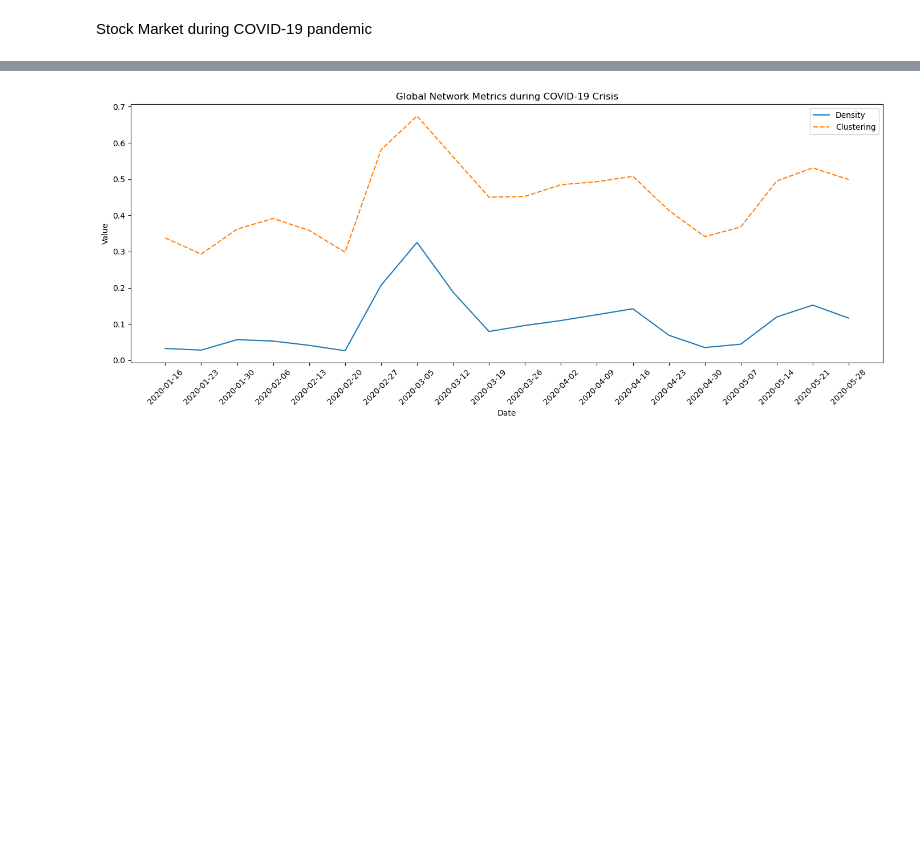
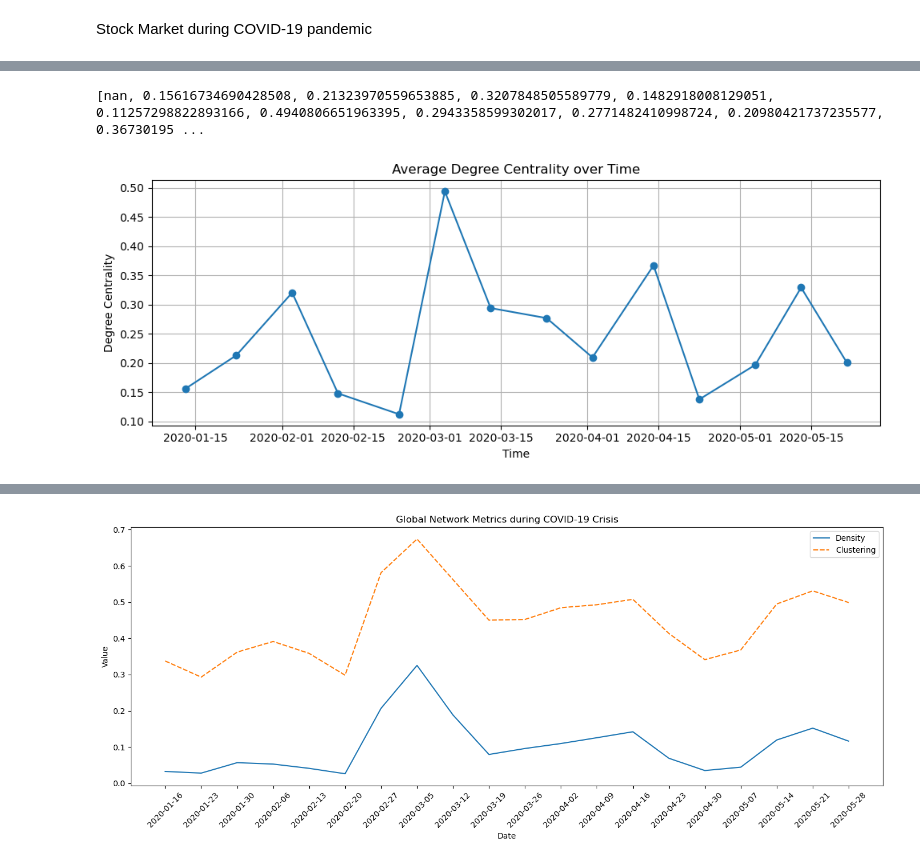
Before and after one commit to HSellis/INA-Project, a Jupyter notebook: centrality_measures.ipynb, the cells around one changed output, grey strips where cells are left out. Drawn from its saved outputs; the diff is of its cells as text; code cells hidden in the pictures; blank space fills up the shorter version.

```diff
--- a/centrality_measures.ipynb
+++ b/centrality_measures.ipynb
@@ -132,0 +117,23 @@ YF.download() has changed argument auto_adjust default to True
+# %%
+windows = df_covid.index[::7]
+degree_centrality_vals = compute_degree_centrality(df_covid, list(windows), threshold=0.7)
+# %% [output]
+[nan, 0.15616734690428508, 0.21323970559653885, 0.3207848505589779, 0.1482918008129051, 0.11257298822893166, 0.4940806651963395, 0.2943358599302017, 0.2771482410998724, 0.20980421737235577, 0.36730195 ...
+# %%
+import matplotlib.pyplot as plt
+
+results_df = pd.DataFrame({
+    'week_ending': list(windows)[:len(degree_centrality_vals)],
+    'degree_centrality': degree_centrality_vals
+})
+
+plt.figure(figsize=(10, 4))
+plt.plot(results_df['week_ending'], results_df['degree_centrality'], marker='o')
+plt.title('Average Degree Centrality over Time')
+plt.xlabel('Time')
+plt.ylabel('Degree Centrality')
+plt.grid(True)
+plt.tight_layout()
+plt.show()
+# %% [output]
+[figure, added]
```
Also changed, not shown: parts of 14 cells of this notebook, 1 other file.
